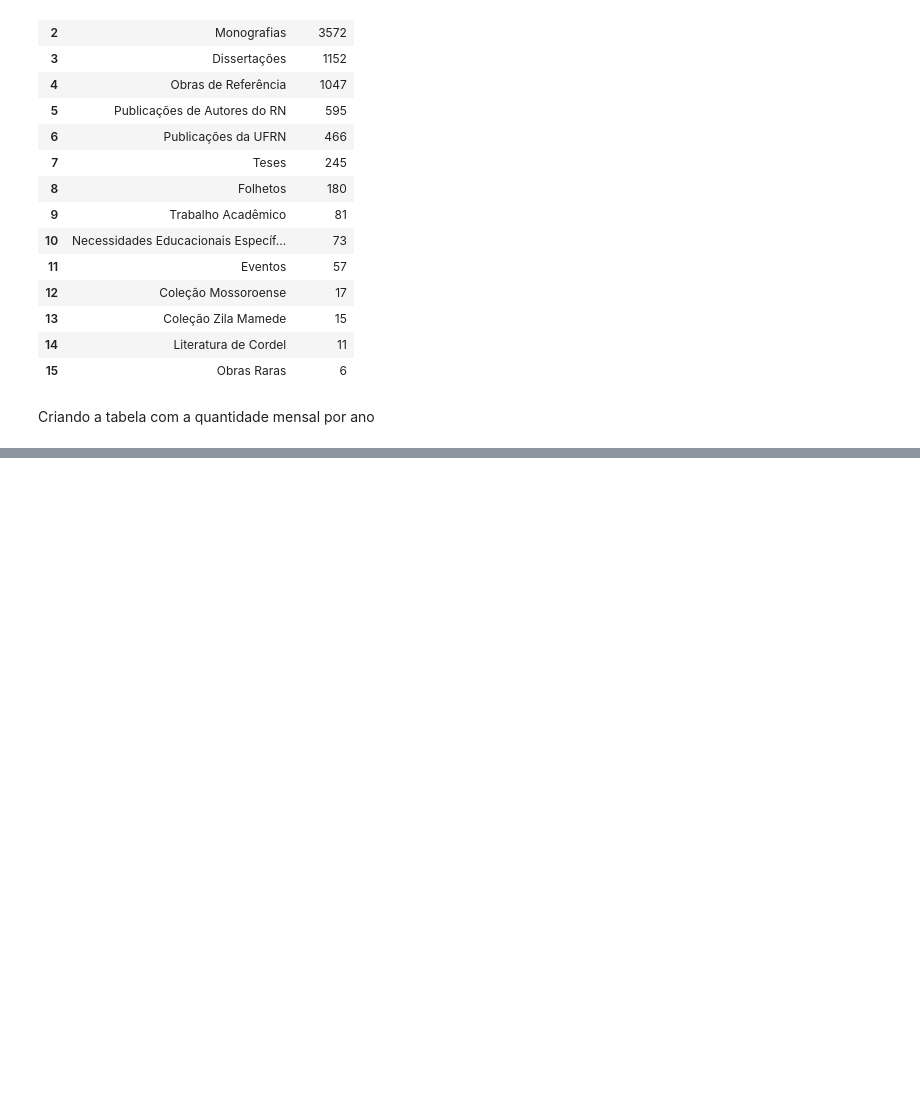
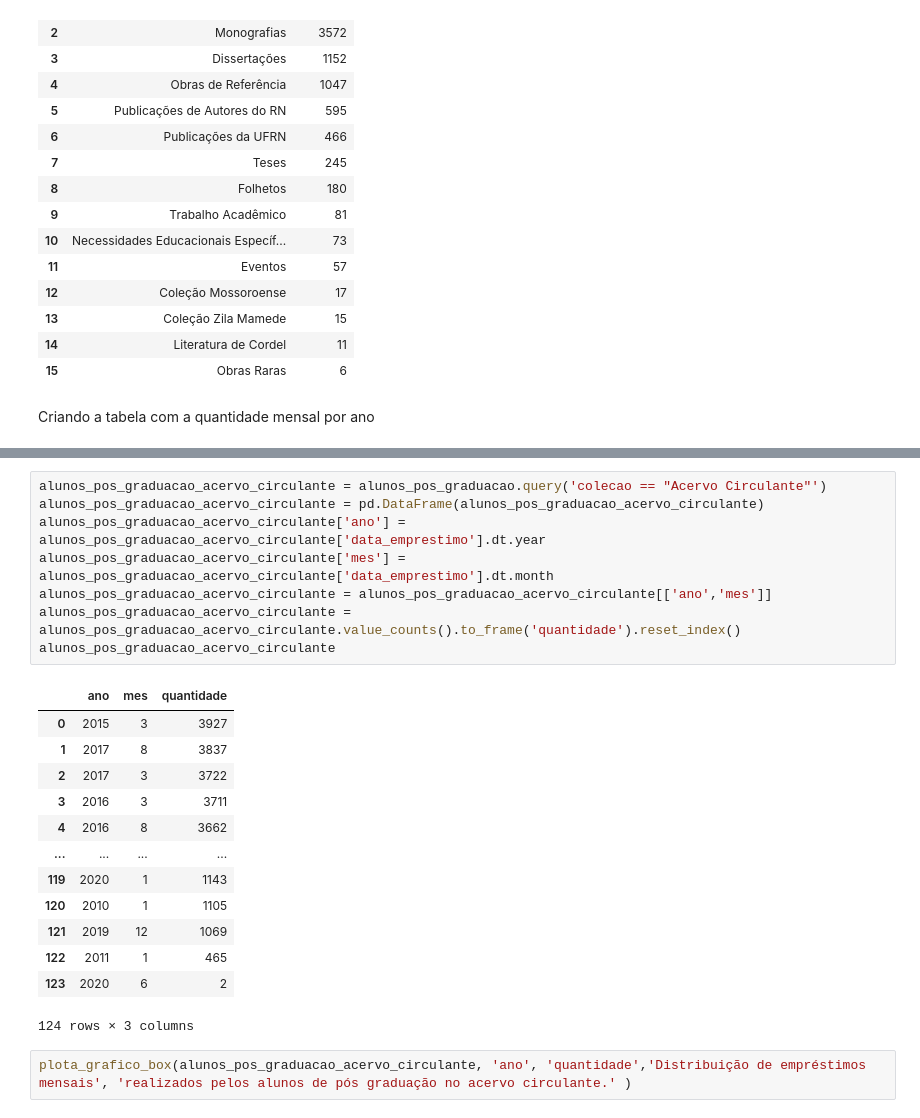
Before and after one commit to WyndamBaxter/Desafio-7-days-of-coding-dashboard, a Jupyter notebook: Analise_exploratoria.ipynb, the cells around one changed output, grey strips where cells are left out. Saved outputs shown, nothing was run; the diff lists cells and outputs as text; blank space fills up the shorter version.

```diff
--- a/Analise_exploratoria.ipynb
+++ b/Analise_exploratoria.ipynb
@@ -757,0 +844,24 @@ Criando a tabela com a quantidade mensal por ano
+# %%
+alunos_pos_graduacao_acervo_circulante = alunos_pos_graduacao.query('colecao == "Acervo Circulante"')
+alunos_pos_graduacao_acervo_circulante = pd.DataFrame(alunos_pos_graduacao_acervo_circulante)
+alunos_pos_graduacao_acervo_circulante['ano'] = alunos_pos_graduacao_acervo_circulante['data_emprestimo'].dt.year
+alunos_pos_graduacao_acervo_circulante['mes'] = alunos_pos_graduacao_acervo_circulante['data_emprestimo'].dt.month
+alunos_pos_graduacao_acervo_circulante = alunos_pos_graduacao_acervo_circulante[['ano','mes']]
+alunos_pos_graduacao_acervo_circulante = alunos_pos_graduacao_acervo_circulante.value_counts().to_frame('quantidade').reset_index()
+alunos_pos_graduacao_acervo_circulante
+# %% [output]
+|  | ano | mes | quantidade |
+| 0 | 2015 | 3 | 3927 |
+| 1 | 2017 | 8 | 3837 |
+| 2 | 2017 | 3 | 3722 |
+| 3 | 2016 | 3 | 3711 |
+| 4 | 2016 | 8 | 3662 |
+| ... | ... | ... | ... |
+| 119 | 2020 | 1 | 1143 |
+| 120 | 2010 | 1 | 1105 |
+| 121 | 2019 | 12 | 1069 |
+| 122 | 2011 | 1 | 465 |
+| 123 | 2020 | 6 | 2 |
+124 rows × 3 columns
+# %%
+plota_grafico_box(alunos_pos_graduacao_acervo_circulante, 'ano', 'quantidade','Distribuição de empréstimos mensais', 'realizados pelos alunos de pós graduação no acervo circulante.' )
```
Also changed, not shown: parts of 18 cells of this notebook, 1 other file.
